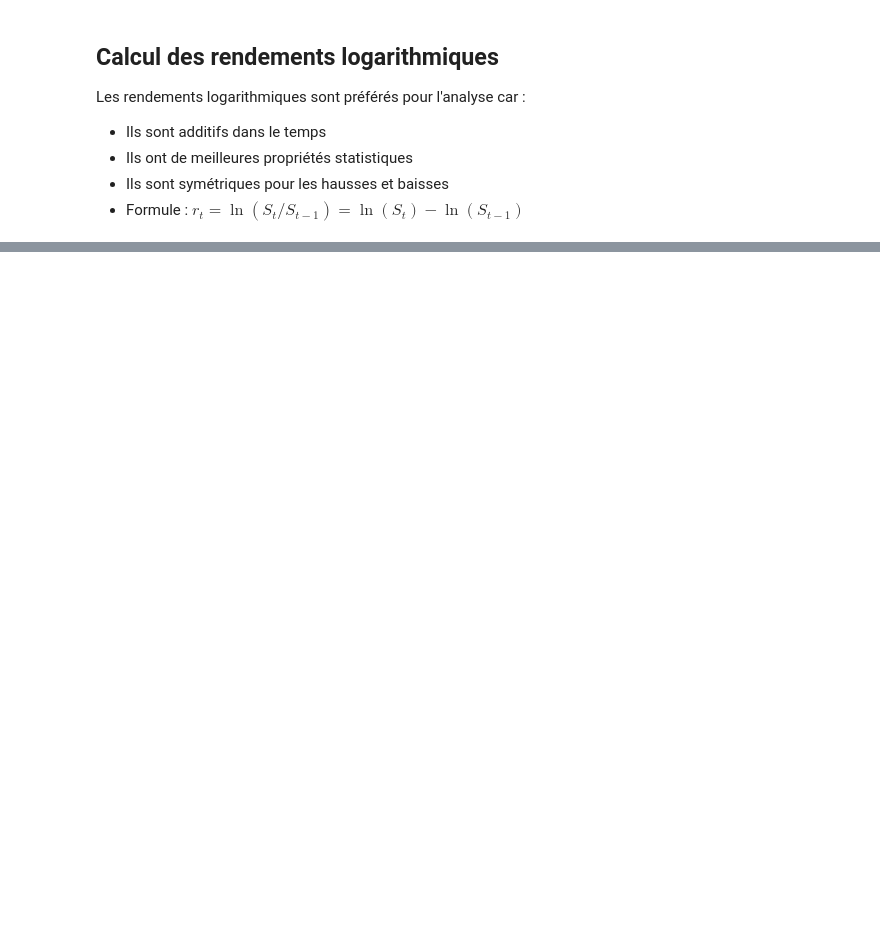
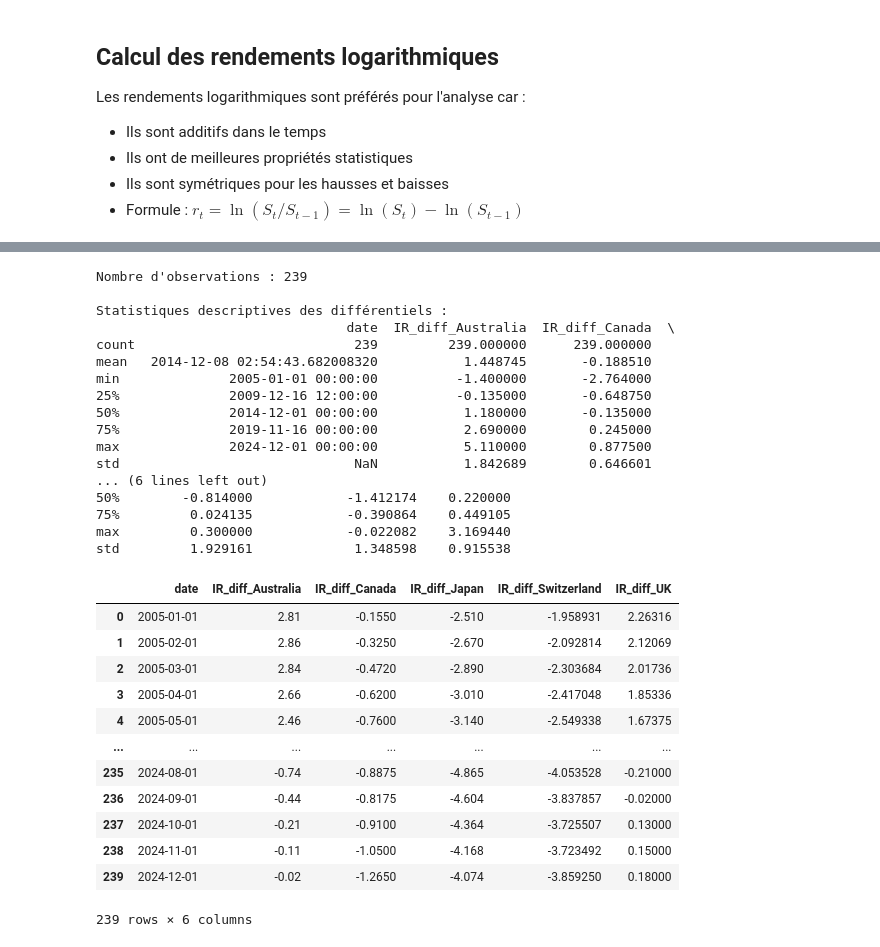
Before and after one commit to Lilas-Bertot/ETUDE-DE-CAS-2, a Jupyter notebook: Étude de cas 2.ipynb, the cells around one changed output, grey strips where cells are left out. Saved outputs shown, nothing was run; the diff lists cells and outputs as text; code cells hidden in the pictures; blank space fills up the shorter version.

```diff
--- a/Étude de cas 2.ipynb
+++ b/Étude de cas 2.ipynb
@@ -236,0 +399,47 @@ plt.show()
+# %%
+# Calculer les DIFFÉRENTIELS de taux (Pays - USA)
+
+interest_differentials = pd.DataFrame()
+interest_differentials['date'] = rates_clean['date']
+
+# Calculer le différentiel pour chaque pays
+for country in ['Australia', 'Canada', 'Japan', 'Switzerland', 'UK']:
+    interest_differentials[f'IR_diff_{country}'] = rates_clean[country] - rates_clean['USA']
+
+print(f"\nNombre d'observations : {len(interest_differentials)}")
+print("\nStatistiques descriptives des différentiels :")
+print(interest_differentials.describe())
+print("\n")
+
+interest_differentials
+# %% [output]
+Nombre d'observations : 239
+
+Statistiques descriptives des différentiels :
+                                date  IR_diff_Australia  IR_diff_Canada  \
+count                            239         239.000000      239.000000
+mean   2014-12-08 02:54:43.682008320           1.448745       -0.188510
+min              2005-01-01 00:00:00          -1.400000       -2.764000
+25%              2009-12-16 12:00:00          -0.135000       -0.648750
+50%              2014-12-01 00:00:00           1.180000       -0.135000
+75%              2019-11-16 00:00:00           2.690000        0.245000
+max              2024-12-01 00:00:00           5.110000        0.877500
+std                              NaN           1.842689        0.646601
+... (6 lines left out)
+50%        -0.814000            -1.412174    0.220000
+75%         0.024135            -0.390864    0.449105
+max         0.300000            -0.022082    3.169440
+std         1.929161             1.348598    0.915538
+|  | date | IR_diff_Australia | IR_diff_Canada | IR_diff_Japan | IR_diff_Switzerland | IR_diff_UK |
+| 0 | 2005-01-01 | 2.81 | -0.1550 | -2.510 | -1.958931 | 2.26316 |
+| 1 | 2005-02-01 | 2.86 | -0.3250 | -2.670 | -2.092814 | 2.12069 |
+| 2 | 2005-03-01 | 2.84 | -0.4720 | -2.890 | -2.303684 | 2.01736 |
+| 3 | 2005-04-01 | 2.66 | -0.6200 | -3.010 | -2.417048 | 1.85336 |
+| 4 | 2005-05-01 | 2.46 | -0.7600 | -3.140 | -2.549338 | 1.67375 |
+| ... | ... | ... | ... | ... | ... | ... |
+| 235 | 2024-08-01 | -0.74 | -0.8875 | -4.865 | -4.053528 | -0.21000 |
+| 236 | 2024-09-01 | -0.44 | -0.8175 | -4.604 | -3.837857 | -0.02000 |
+| 237 | 2024-10-01 | -0.21 | -0.9100 | -4.364 | -3.725507 | 0.13000 |
+| 238 | 2024-11-01 | -0.11 | -1.0500 | -4.168 | -3.723492 | 0.15000 |
+| 239 | 2024-12-01 | -0.02 | -1.2650 | -4.074 | -3.859250 | 0.18000 |
+239 rows × 6 columns
```
Also changed, not shown: parts of 18 cells of this notebook, 12 other files.
